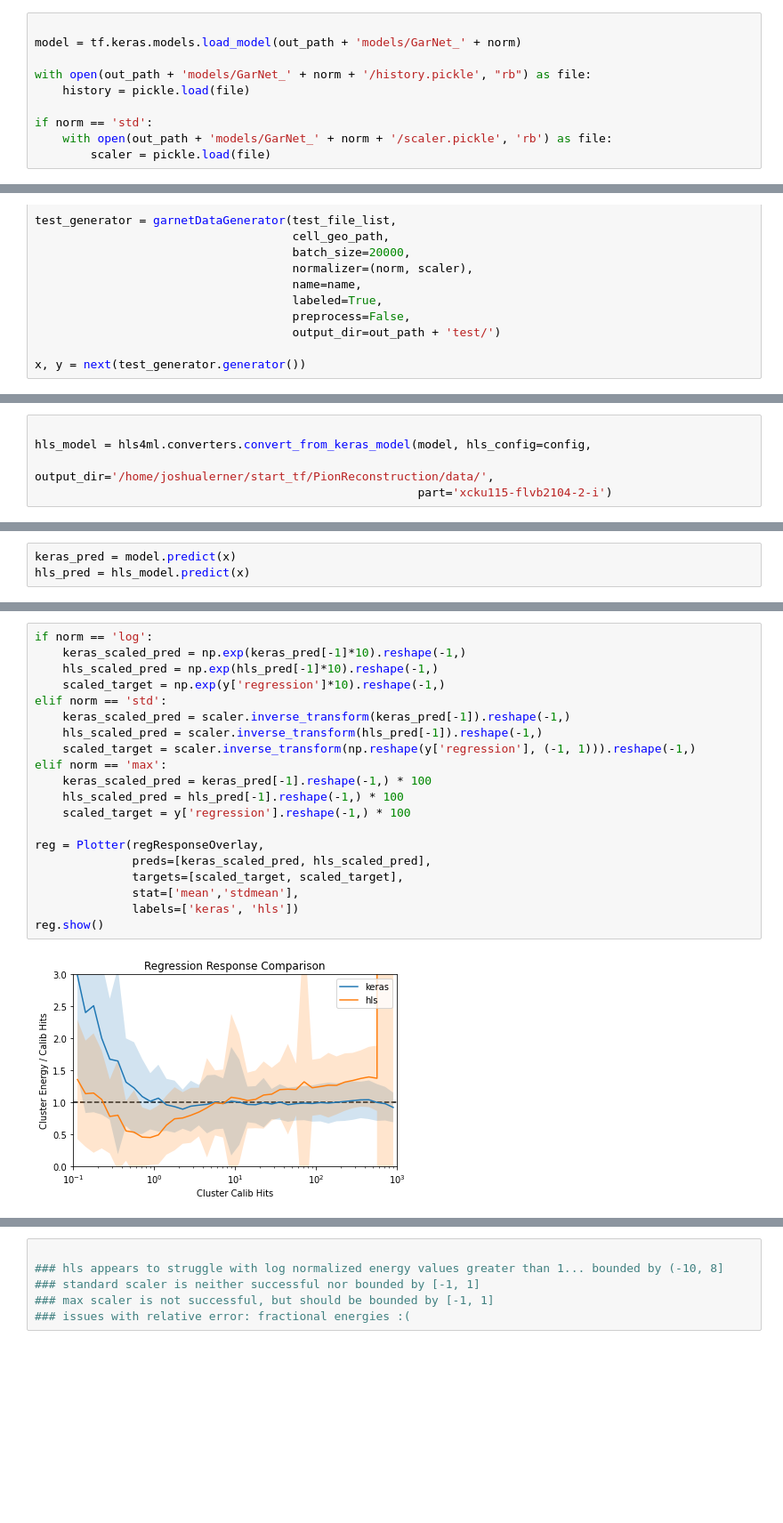
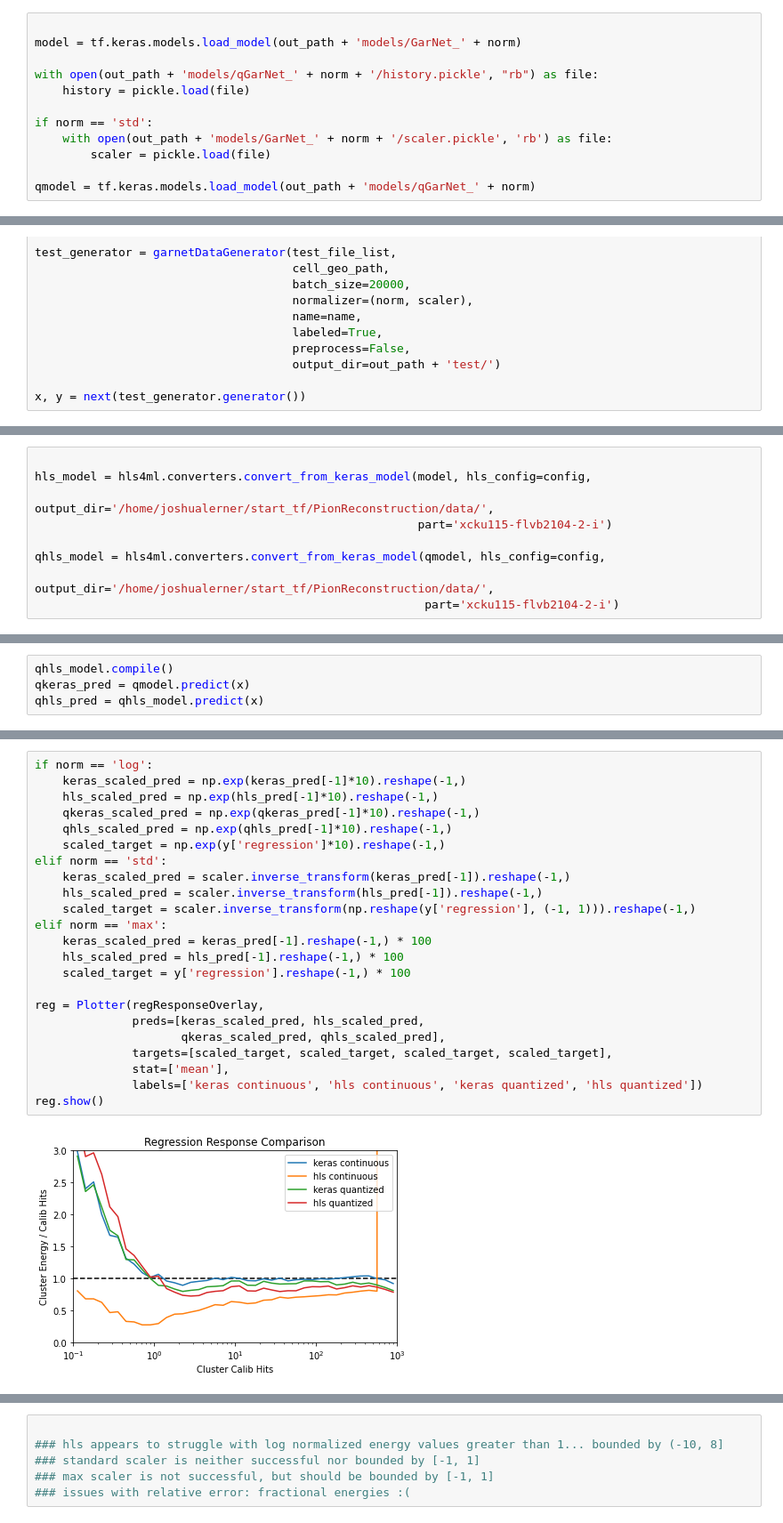
Before and after one commit to joshlerner/triumf-ml, a Jupyter notebook: PionReconstruction/ConvertHLS.ipynb, the cells around one changed output, grey strips where cells are left out. Shown at 89% size. Drawn from its saved outputs; the diff is of its cells as text; blank space fills up the shorter version.

Commit message:
quantized training

```diff
--- a/PionReconstruction/ConvertHLS.ipynb
+++ b/PionReconstruction/ConvertHLS.ipynb
@@ -34,10 +34,12 @@ scaler = None
 
 model = tf.keras.models.load_model(out_path + 'models/GarNet_' + norm)
 
-with open(out_path + 'models/GarNet_' + norm + '/history.pickle', "rb") as file:
+with open(out_path + 'models/qGarNet_' + norm + '/history.pickle', "rb") as file:
     history = pickle.load(file)
 
 if norm == 'std':
     with open(out_path + 'models/GarNet_' + norm + '/scaler.pickle', 'rb') as file:
         scaler = pickle.load(file)
+
+qmodel = tf.keras.models.load_model(out_path + 'models/qGarNet_' + norm)
 # %% [output]
@@ -125,6 +145,10 @@ Configuration
 hls_model = hls4ml.converters.convert_from_keras_model(model, hls_config=config,
                                                        output_dir='/home/joshualerner/start_tf/PionReconstruction/data/',
                                                        part='xcku115-flvb2104-2-i')
+
+qhls_model = hls4ml.converters.convert_from_keras_model(qmodel, hls_config=config,
+                                                        output_dir='/home/joshualerner/start_tf/PionReconstruction/data/',
+                                                        part='xcku115-flvb2104-2-i')
 # %% [output]
 Interpreting Model
 Topology:
@@ -147,4 +178,5 @@ Done
 # %%
-keras_pred = model.predict(x)
-hls_pred = hls_model.predict(x)
+qhls_model.compile()
+qkeras_pred = qmodel.predict(x)
+qhls_pred = qhls_model.predict(x)
 # %% [output]
@@ -160,25 +196,28 @@ ROC.show()
 # %%
 if norm == 'log':
     keras_scaled_pred = np.exp(keras_pred[-1]*10).reshape(-1,)
     hls_scaled_pred = np.exp(hls_pred[-1]*10).reshape(-1,)
+    qkeras_scaled_pred = np.exp(qkeras_pred[-1]*10).reshape(-1,)
+    qhls_scaled_pred = np.exp(qhls_pred[-1]*10).reshape(-1,)
     scaled_target = np.exp(y['regression']*10).reshape(-1,)
 elif norm == 'std':
     keras_scaled_pred = scaler.inverse_transform(keras_pred[-1]).reshape(-1,)
     hls_scaled_pred = scaler.inverse_transform(hls_pred[-1]).reshape(-1,)
     scaled_target = scaler.inverse_transform(np.reshape(y['regression'], (-1, 1))).reshape(-1,)
 elif norm == 'max':
     keras_scaled_pred = keras_pred[-1].reshape(-1,) * 100
     hls_scaled_pred = hls_pred[-1].reshape(-1,) * 100
     scaled_target = y['regression'].reshape(-1,) * 100
 
 reg = Plotter(regResponseOverlay,
-              preds=[keras_scaled_pred, hls_scaled_pred],
-              targets=[scaled_target, scaled_target],
-              stat=['mean','stdmean'],
-              labels=['keras', 'hls'])
+              preds=[keras_scaled_pred, hls_scaled_pred,
+                     qkeras_scaled_pred, qhls_scaled_pred],
+              targets=[scaled_target, scaled_target, scaled_target, scaled_target],
+              stat=['mean'],
+              labels=['keras continuous', 'hls continuous', 'keras quantized', 'hls quantized'])
 reg.show()
 # %% [output]
-[figure, old version]
+[figure, new version]
 # %%
 prof = Plotter(weight_profile, model=model, hls_model=hls_model, x=x)
 prof.show()
```
Also changed, not shown: parts of 11 cells of this notebook, 2 other files.
